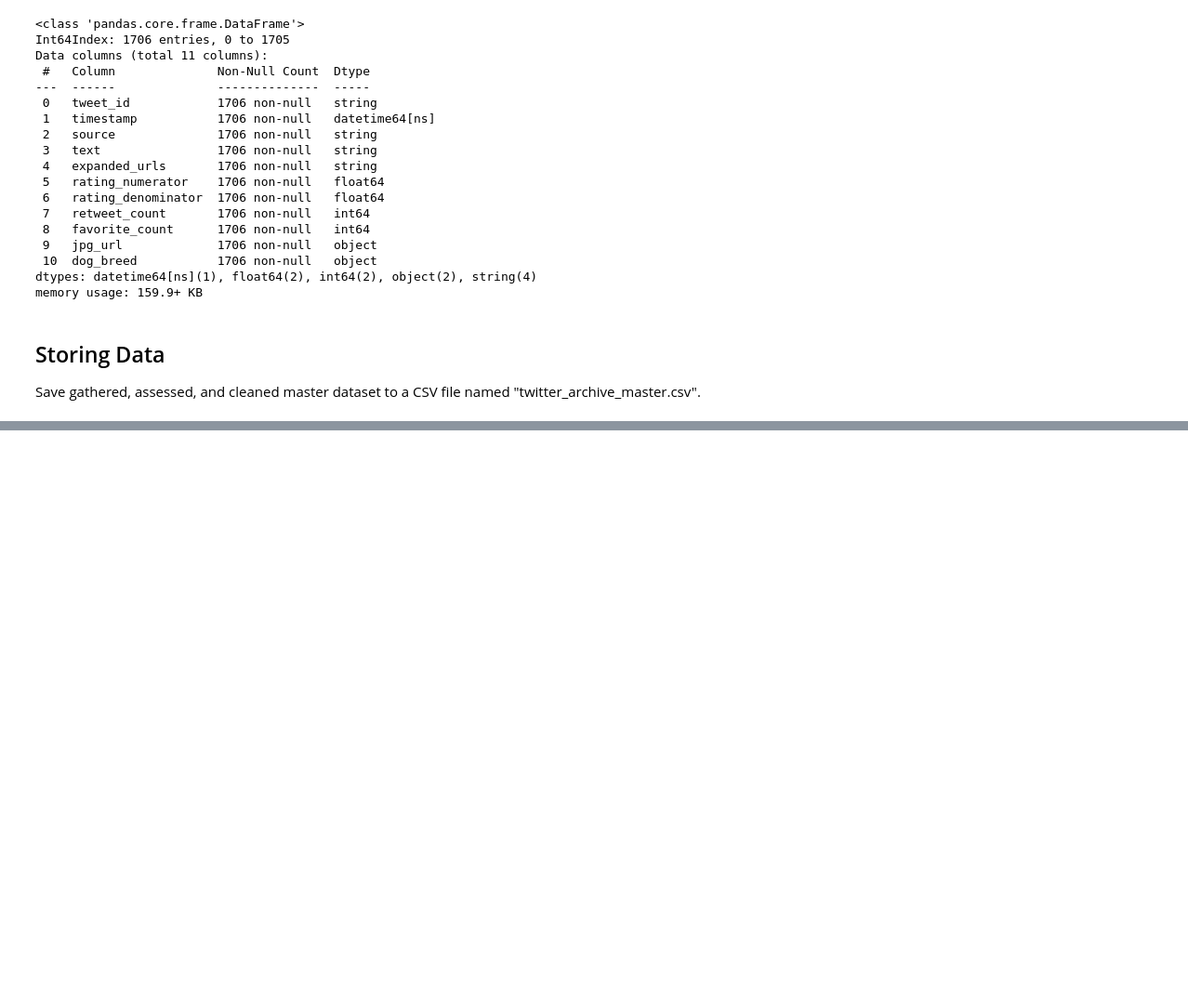
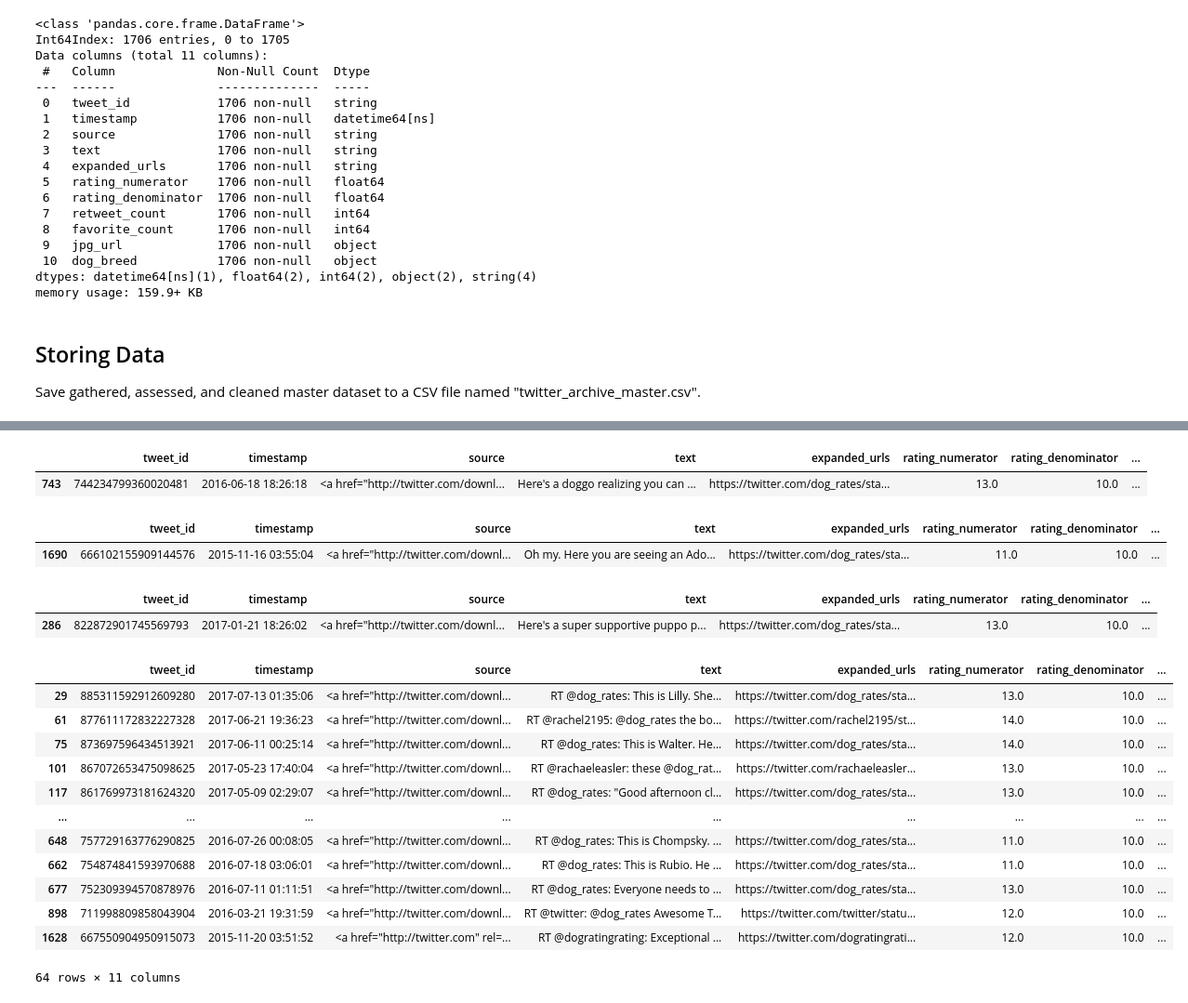
Before and after one commit to ArthurEzenwanne/wrangle-dataset-project, a Jupyter notebook: wrangle_report.ipynb, the cells around one changed output, grey strips where cells are left out. Shown at 93% size. Saved outputs shown, nothing was run; the diff lists cells and outputs as text; code cells hidden in the pictures; blank space fills up the shorter version.

```diff
--- a/wrangle_report.ipynb
+++ b/wrangle_report.ipynb
@@ -923,0 +990,35 @@ df_archive_copy.to_csv('twitter_archive_master.csv', index=False)
+# %%
+# getting the most retweeted tweet
+df[df.retweet_count == df.retweet_count.max()]
+# %% [output]
+|  | tweet_id | timestamp | source | text | expanded_urls | rating_numerator | rating_denominator | ... |
+| 743 | 744234799360020481 | 2016-06-18 18:26:18 | <a href="http://twitter.com/downl... | Here's a doggo realizing you can ... | https://twitter.com/dog_rates/sta... | 13.0 | 10.0 | ... |
+# %%
+# getting the least retweeted tweet
+df[df.retweet_count == df.retweet_count.min()]
+# %% [output]
+|  | tweet_id | timestamp | source | text | expanded_urls | rating_numerator | rating_denominator | ... |
+| 1690 | 666102155909144576 | 2015-11-16 03:55:04 | <a href="http://twitter.com/downl... | Oh my. Here you are seeing an Ado... | https://twitter.com/dog_rates/sta... | 11.0 | 10.0 | ... |
+# %%
+# getting the most favourited tweet
+df[df.favorite_count == df.favorite_count.max()]
+# %% [output]
+|  | tweet_id | timestamp | source | text | expanded_urls | rating_numerator | rating_denominator | ... |
+| 286 | 822872901745569793 | 2017-01-21 18:26:02 | <a href="http://twitter.com/downl... | Here's a super supportive puppo p... | https://twitter.com/dog_rates/sta... | 13.0 | 10.0 | ... |
+# %%
+# getting the least favourited tweet
+df[df.favorite_count == df.favorite_count.min()]
+# %% [output]
+|  | tweet_id | timestamp | source | text | expanded_urls | rating_numerator | rating_denominator | ... |
+| 29 | 885311592912609280 | 2017-07-13 01:35:06 | <a href="http://twitter.com/downl... | RT @dog_rates: This is Lilly. She... | https://twitter.com/dog_rates/sta... | 13.0 | 10.0 | ... |
+| 61 | 877611172832227328 | 2017-06-21 19:36:23 | <a href="http://twitter.com/downl... | RT @rachel2195: @dog_rates the bo... | https://twitter.com/rachel2195/st... | 14.0 | 10.0 | ... |
+| 75 | 873697596434513921 | 2017-06-11 00:25:14 | <a href="http://twitter.com/downl... | RT @dog_rates: This is Walter. He... | https://twitter.com/dog_rates/sta... | 14.0 | 10.0 | ... |
+| 101 | 867072653475098625 | 2017-05-23 17:40:04 | <a href="http://twitter.com/downl... | RT @rachaeleasler: these @dog_rat... | https://twitter.com/rachaeleasler... | 13.0 | 10.0 | ... |
+| 117 | 861769973181624320 | 2017-05-09 02:29:07 | <a href="http://twitter.com/downl... | RT @dog_rates: "Good afternoon cl... | https://twitter.com/dog_rates/sta... | 13.0 | 10.0 | ... |
+| ... | ... | ... | ... | ... | ... | ... | ... | ... |
+| 648 | 757729163776290825 | 2016-07-26 00:08:05 | <a href="http://twitter.com/downl... | RT @dog_rates: This is Chompsky. ... | https://twitter.com/dog_rates/sta... | 11.0 | 10.0 | ... |
+| 662 | 754874841593970688 | 2016-07-18 03:06:01 | <a href="http://twitter.com/downl... | RT @dog_rates: This is Rubio. He ... | https://twitter.com/dog_rates/sta... | 11.0 | 10.0 | ... |
+| 677 | 752309394570878976 | 2016-07-11 01:11:51 | <a href="http://twitter.com/downl... | RT @dog_rates: Everyone needs to ... | https://twitter.com/dog_rates/sta... | 13.0 | 10.0 | ... |
+| 898 | 711998809858043904 | 2016-03-21 19:31:59 | <a href="http://twitter.com/downl... | RT @twitter: @dog_rates Awesome T... | https://twitter.com/twitter/statu... | 12.0 | 10.0 | ... |
+| 1628 | 667550904950915073 | 2015-11-20 03:51:52 | <a href="http://twitter.com" rel=... | RT @dogratingrating: Exceptional ... | https://twitter.com/dogratingrati... | 12.0 | 10.0 | ... |
+64 rows × 11 columns
```
Also changed, not shown: parts of 9 cells of this notebook.
